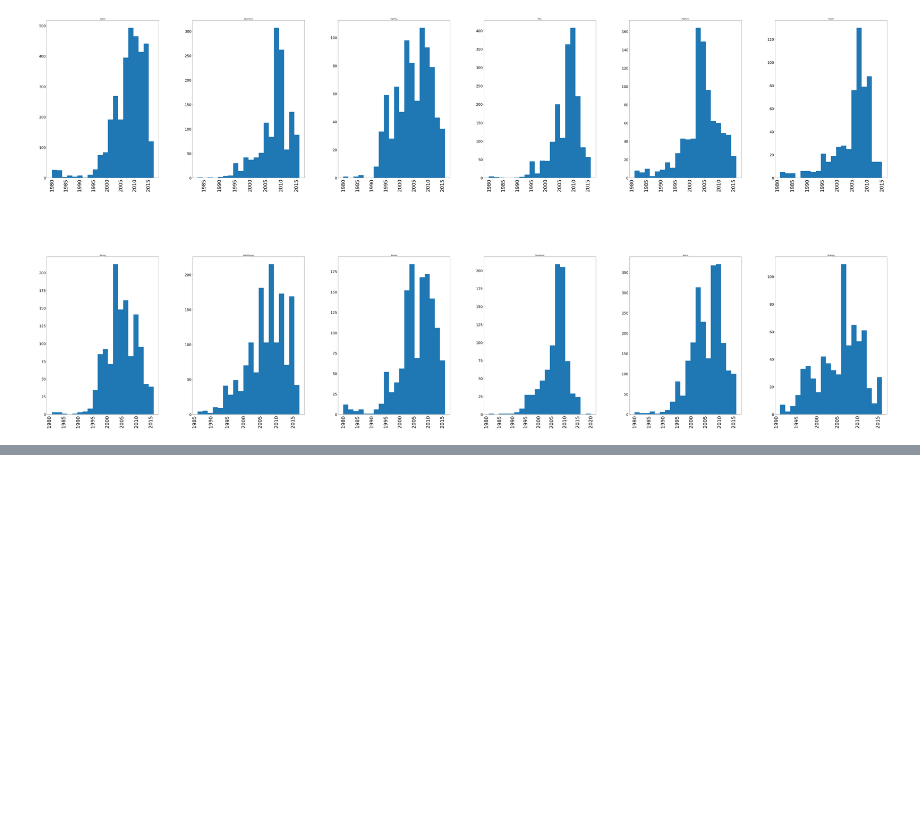
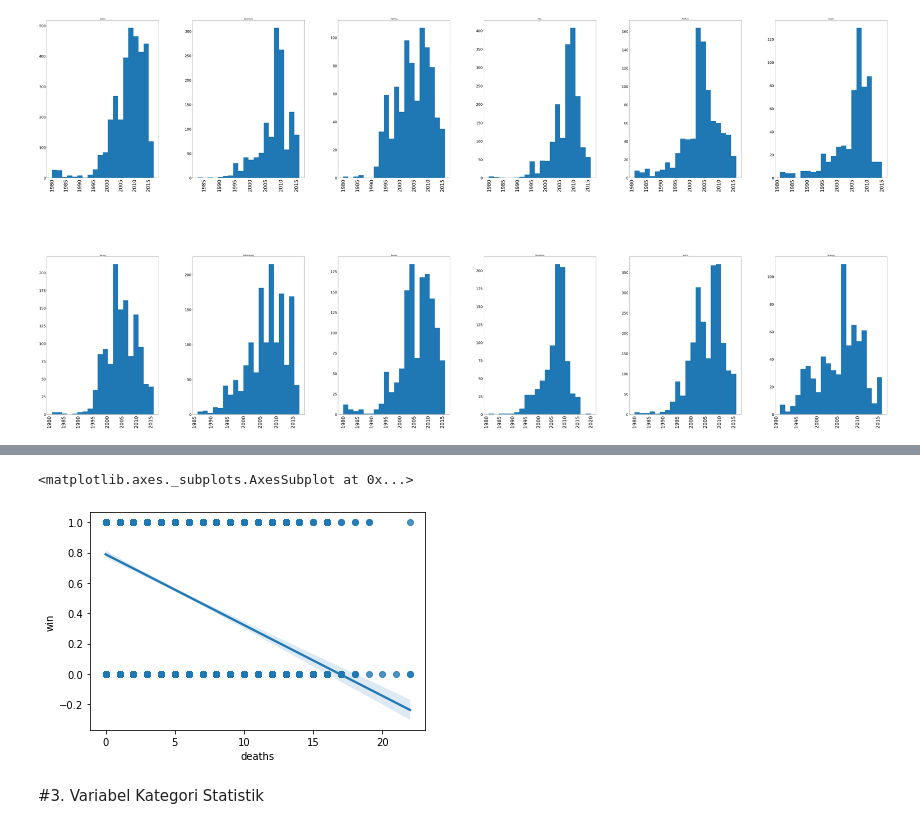
Before and after one commit to aricahyasaputra/data-sains-course-assigment-, a Jupyter notebook: Week 4/Tugas_4_Data_Sains.ipynb, the cells around one changed output, grey strips where cells are left out. Drawn from its saved outputs; the diff is of its cells as text; code cells hidden in the pictures; blank space fills up the shorter version.

```diff
--- a/Week 4/Tugas_4_Data_Sains.ipynb
+++ b/Week 4/Tugas_4_Data_Sains.ipynb
@@ -284,0 +375,8 @@ plt.ylabel("Number of Cars");
+# %%
+# visualisasi scatter plot menggunakan regplot untuk mengetahui hubungan korelasi variabel 'peak-rpm' & 'price'
+sns.regplot(x="deaths", y="win", data=df)
+# %% [output]
+<matplotlib.axes._subplots.AxesSubplot at 0x...>
+[figure, added]
+# %% [markdown]
+#3. Variabel Kategori Statistik
```
Also changed, not shown: parts of 11 cells of this notebook.
